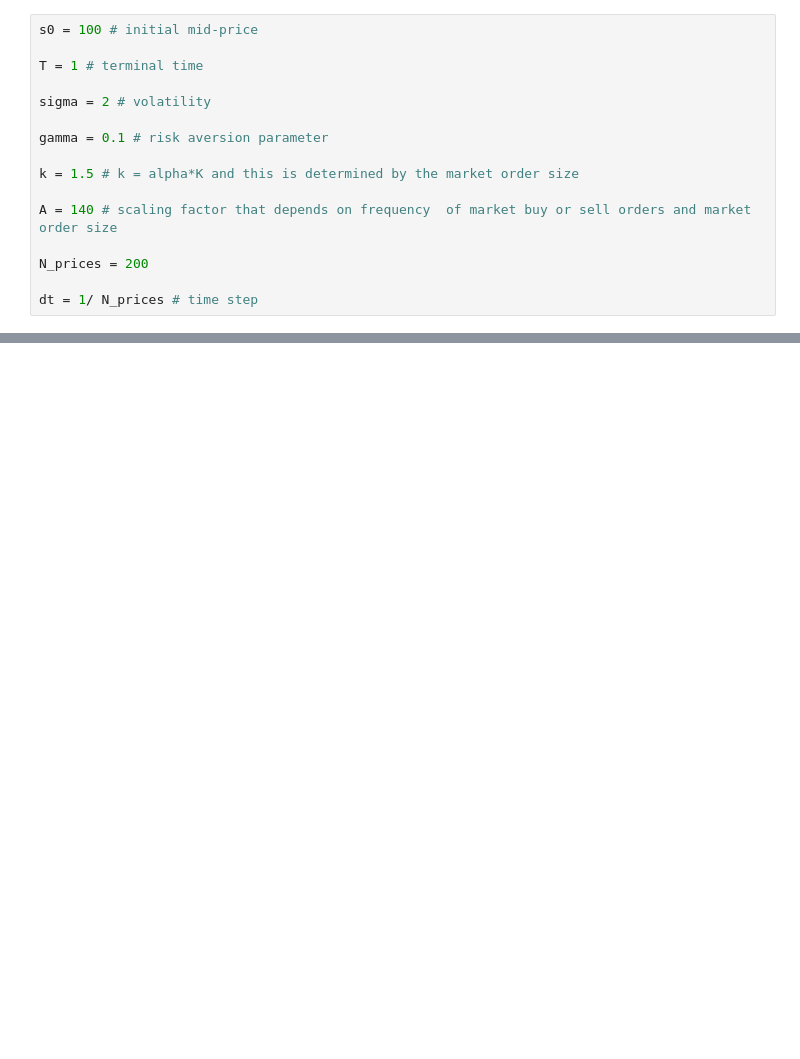
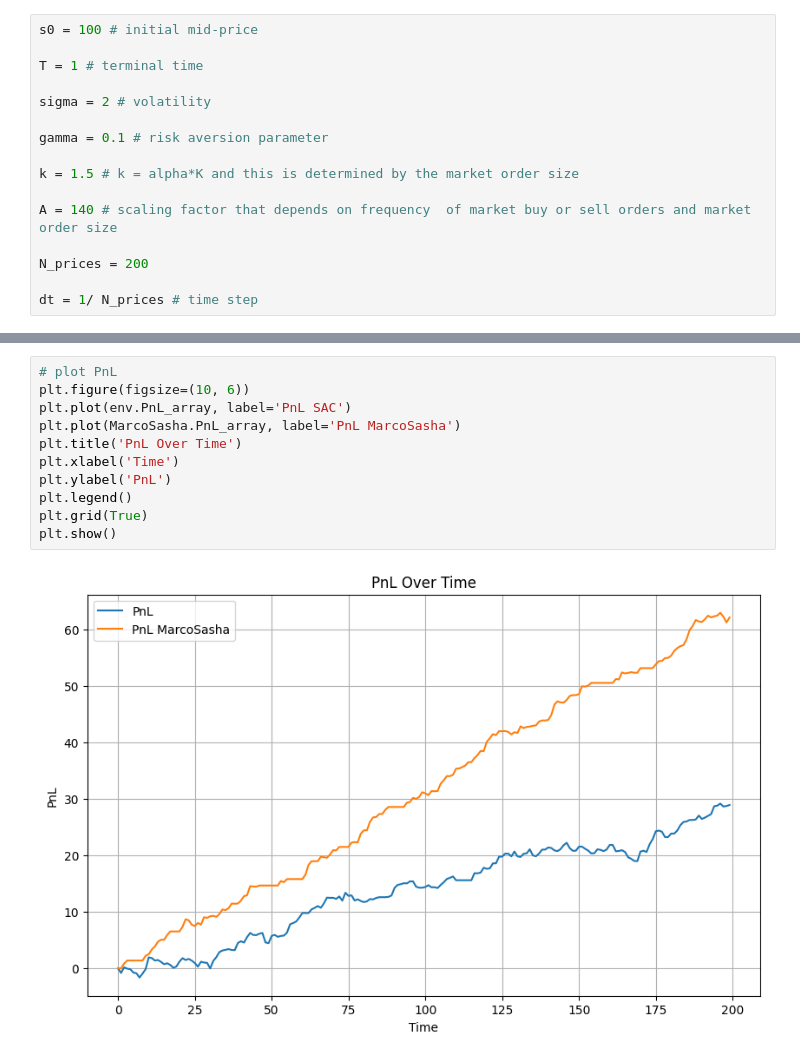
Before and after one commit to DusanaM/ThesisCode, a Jupyter notebook: Soft_Actor_Critic/SAC.ipynb, the cells around one changed output, grey strips where cells are left out. Cells and saved outputs as stored; diff of their text form; blank space fills up the shorter version.

```diff
--- a/Soft_Actor_Critic/SAC.ipynb
+++ b/Soft_Actor_Critic/SAC.ipynb
@@ -169,0 +192,13 @@ plt.show()
+# %%
+# plot PnL
+plt.figure(figsize=(10, 6))
+plt.plot(env.PnL_array, label='PnL SAC')
+plt.plot(MarcoSasha.PnL_array, label='PnL MarcoSasha')
+plt.title('PnL Over Time')
+plt.xlabel('Time')
+plt.ylabel('PnL')
+plt.legend()
+plt.grid(True)
+plt.show()
+# %% [output]
+[figure, added]
```
Also changed, not shown: parts of 9 cells of this notebook, 4 other files.
